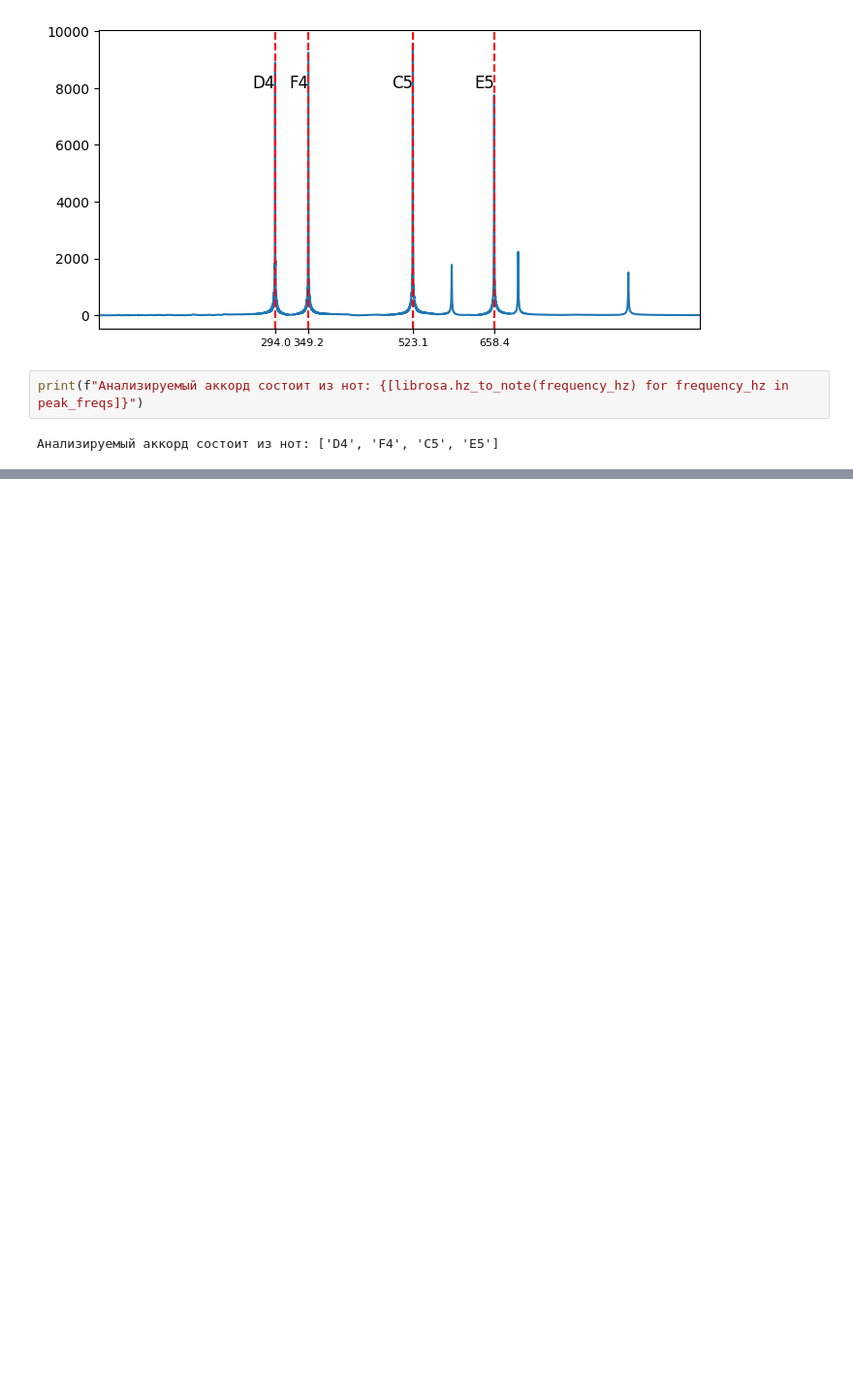
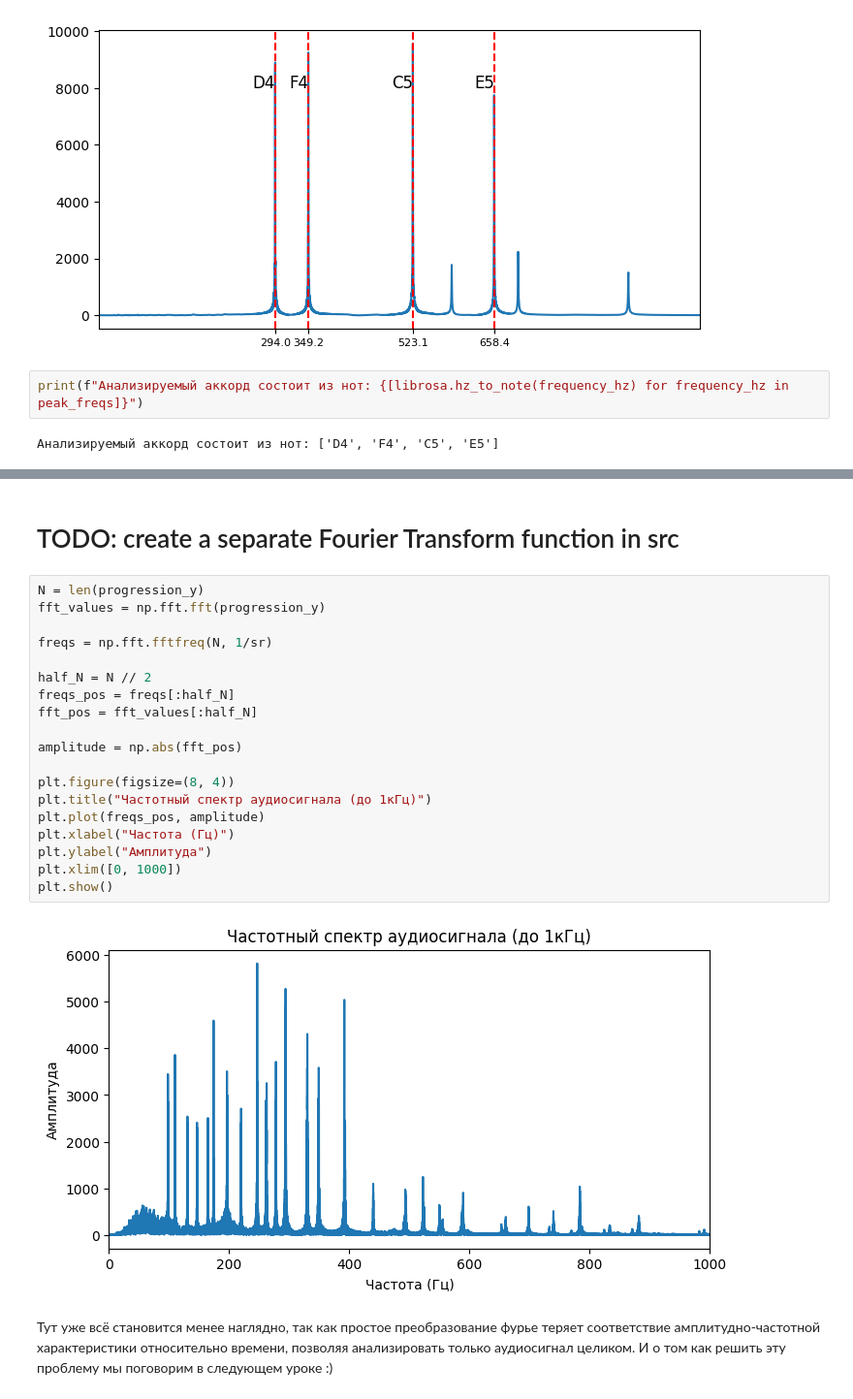
Before and after one commit to gi6rgi/audio_course, a Jupyter notebook: lesson3_fourier_transform.ipynb, the cells around one changed output, grey strips where cells are left out. Shown at 97% size. Cells and saved outputs as stored; diff of their text form; blank space fills up the shorter version.

```diff
--- a/lesson3_fourier_transform.ipynb
+++ b/lesson3_fourier_transform.ipynb
@@ -142,0 +155,25 @@ print(f"Анализируемый аккорд состоит из нот: {[li
+# %% [markdown]
+# TODO: create a separate Fourier Transform function in src
+# %%
+N = len(progression_y)
+fft_values = np.fft.fft(progression_y)
+
+freqs = np.fft.fftfreq(N, 1/sr)
+
+half_N = N // 2
+freqs_pos = freqs[:half_N]
+fft_pos = fft_values[:half_N]
+
+amplitude = np.abs(fft_pos)
+
+plt.figure(figsize=(8, 4))
+plt.title("Частотный спектр аудиосигнала (до 1кГц)")
+plt.plot(freqs_pos, amplitude)
+plt.xlabel("Частота (Гц)")
+plt.ylabel("Амплитуда")
+plt.xlim([0, 1000])
+plt.show()
+# %% [output]
+[figure, added]
+# %% [markdown]
+Тут уже всё становится менее наглядно, так как простое преобразование фурье теряет соответствие амплитудно-частотной характеристики относительно времени, позволяя анализировать только аудиосигнал целиком. И о том как решить эту проблему мы поговорим в следующем уроке :)
```
Also changed, not shown: parts of 2 cells of this notebook, 1 other file.
